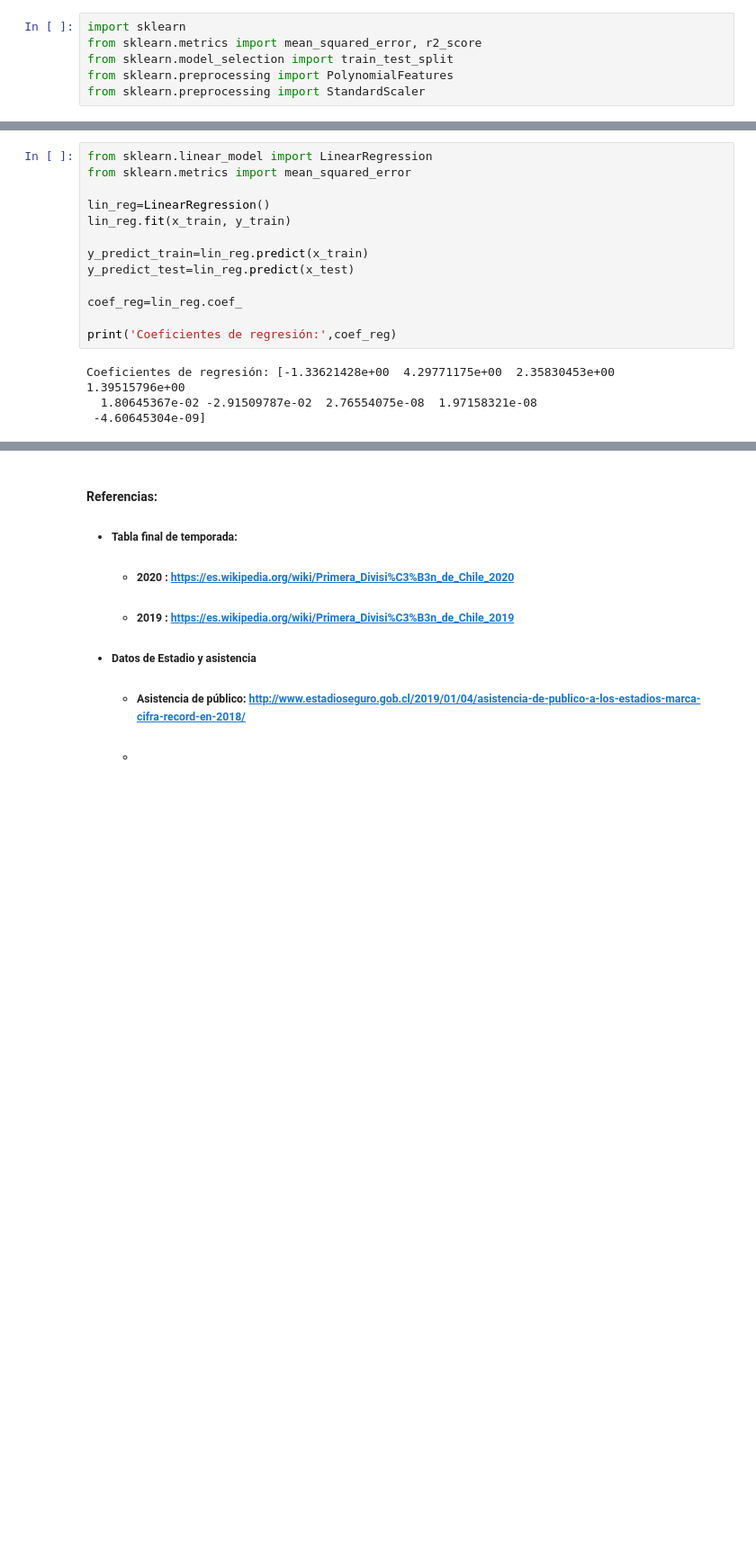
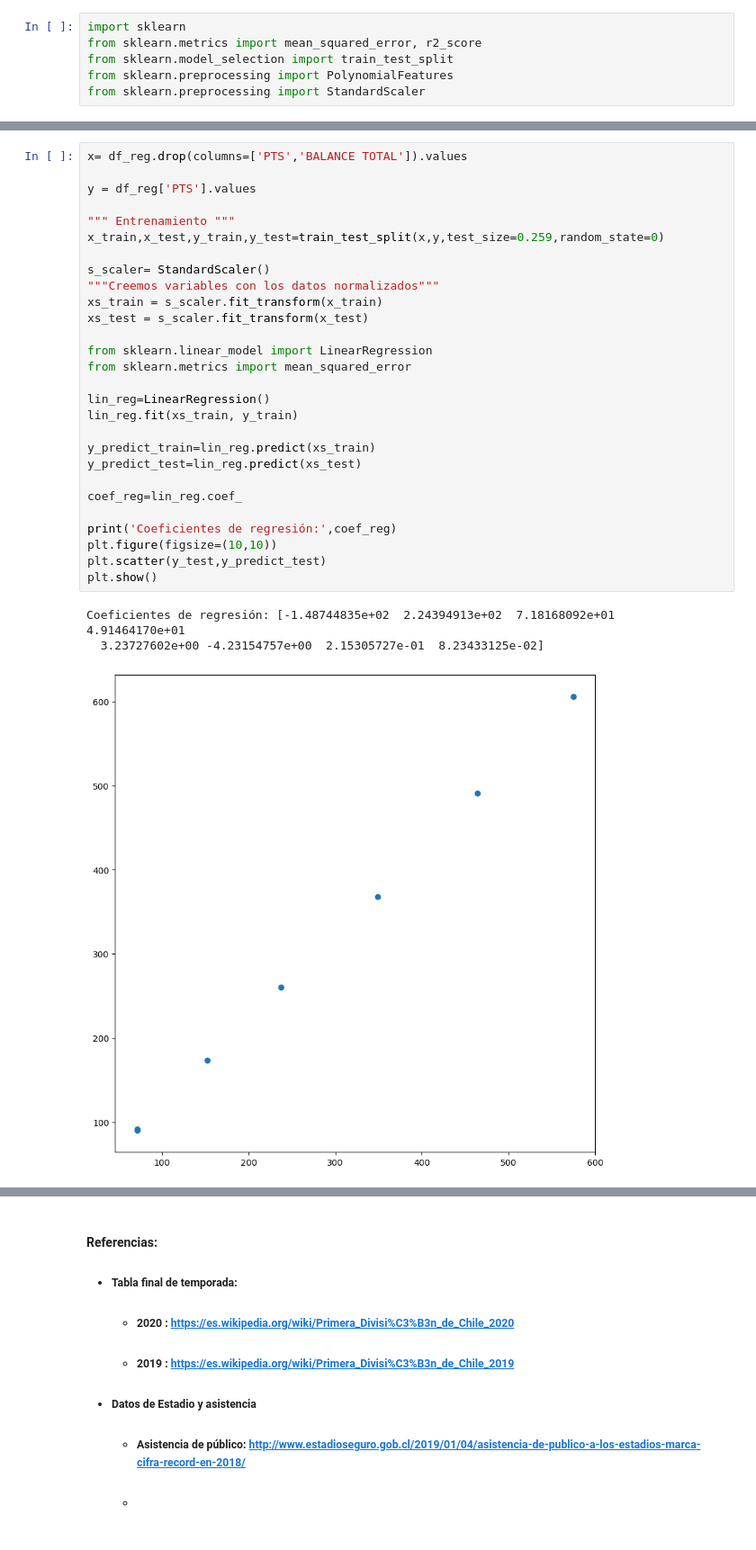
Before and after one commit to fmeza7/Proyecto_Cs_Datos_Grupo_1, a Jupyter notebook: Proyecto.ipynb, the cells around one changed output, grey strips where cells are left out. Shown at 90% size. Saved outputs shown, nothing was run; the diff lists cells and outputs as text; blank space fills up the shorter version.

```diff
--- a/Proyecto.ipynb
+++ b/Proyecto.ipynb
@@ -784,17 +780,32 @@ x_train,x_test,y_train,y_test=train_test_split(x,y,test_size=0.3,random_state=0)
 # %%
+x= df_reg.drop(columns=['PTS','BALANCE TOTAL']).values
+
+y = df_reg['PTS'].values
+
+""" Entrenamiento """
+x_train,x_test,y_train,y_test=train_test_split(x,y,test_size=0.259,random_state=0)
+
+s_scaler= StandardScaler()
+"""Creemos variables con los datos normalizados"""
+xs_train = s_scaler.fit_transform(x_train)
+xs_test = s_scaler.fit_transform(x_test)
+
 from sklearn.linear_model import LinearRegression
 from sklearn.metrics import mean_squared_error
 
 lin_reg=LinearRegression()
-lin_reg.fit(x_train, y_train)
+lin_reg.fit(xs_train, y_train)
 
-y_predict_train=lin_reg.predict(x_train)
-y_predict_test=lin_reg.predict(x_test)
+y_predict_train=lin_reg.predict(xs_train)
+y_predict_test=lin_reg.predict(xs_test)
 
 coef_reg=lin_reg.coef_
 
 print('Coeficientes de regresión:',coef_reg)
+plt.figure(figsize=(10,10))
+plt.scatter(y_test,y_predict_test)
+plt.show()
 # %% [output]
-Coeficientes de regresión: [-1.33621428e+00  4.29771175e+00  2.35830453e+00  1.39515796e+00
-  1.80645367e-02 -2.91509787e-02  2.76554075e-08  1.97158321e-08
- -4.60645304e-09]
+Coeficientes de regresión: [-1.48744835e+02  2.24394913e+02  7.18168092e+01  4.91464170e+01
+  3.23727602e+00 -4.23154757e+00  2.15305727e-01  8.23433125e-02]
+[figure, added]
```
Also changed, not shown: parts of 11 cells of this notebook.
